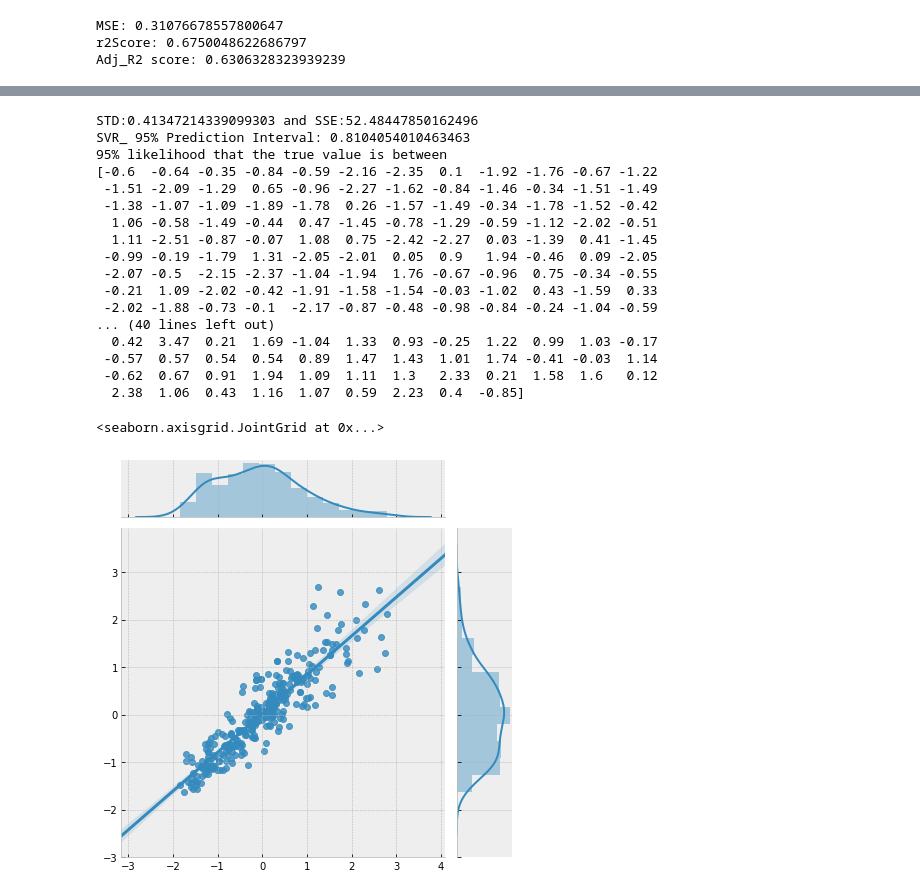
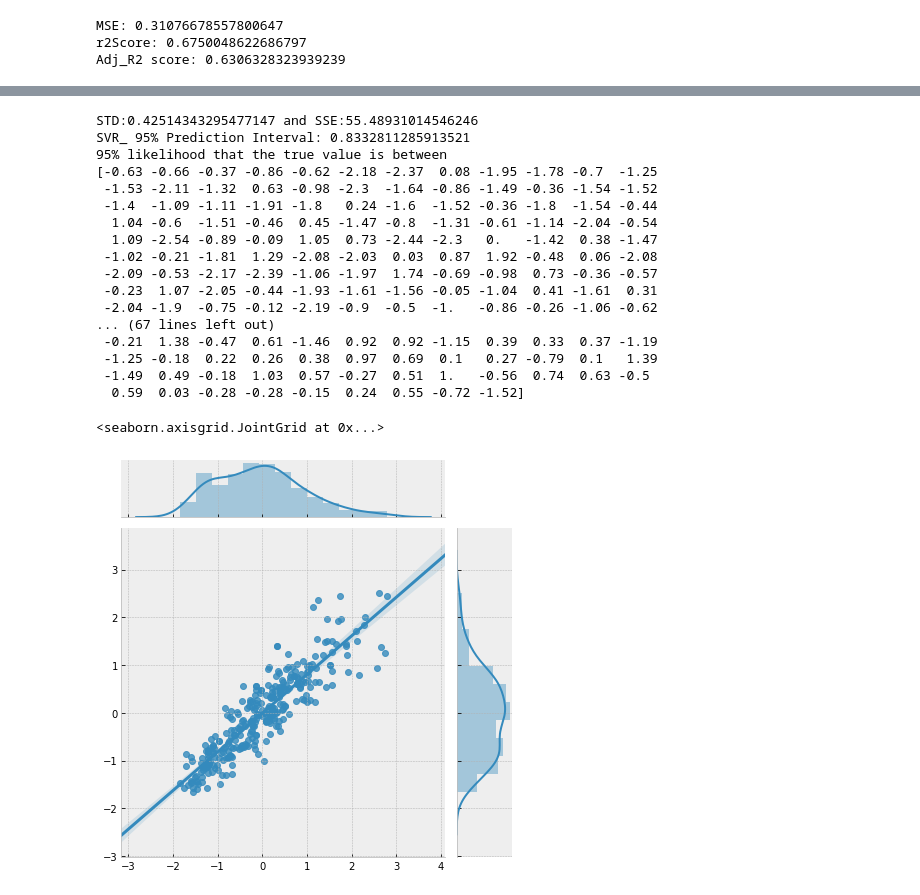
Before and after one commit to imanjunathn/FeatureEngineering, a Jupyter notebook: FMT.ipynb, the cells around one changed output, grey strips where cells are left out. Cells and saved outputs as stored; diff of their text form; code cells hidden in the pictures.

```diff
--- a/FMT.ipynb
+++ b/FMT.ipynb
@@ -768,7 +778,7 @@ print(dict(zipped))
 # %%
 # Let's comapre all models with important features.
 # %%
-drop_cols = ['strength','superplastic','coarseagg','fineagg','fly_ash']
+drop_cols = ['strength','superplastic','coarseagg','fineagg','fly_ash','class']
 new_X = concrete_cluster_df_z_copy.drop(columns=drop_cols)
 new_y = concrete_cluster_df_z_copy['strength']
 
@@ -1505,33 +1530,34 @@ tracker_df.head(20)
 # %%
 # the choosen model "SVR_" 95% prediciton interval  are:
 y = new_y_test.to_numpy()
 y_hat = SVR_y_pred
 SSE = sum((y - y_hat)**2)
-stdev = sqrt(1/(len(y)-2) * SSE)
+stdev = np.sqrt(1/(len(y)-2) * SSE)
 print(f'STD:{stdev} and SSE:{SSE}')
 # calculate prediction interval
 interval = 1.96 * stdev  # Here, 1.96 is for 95%
 print(f'SVR_ 95% Prediction Interval: {interval}')
 lower, upper = y - interval, y + interval
 print(f'95% likelihood that the true value is between \n{np.round(lower,2)}\nand\n{np.round(upper,2)}')
+print(f'True values:\n{np.round(y_hat,2)}')
 sns.jointplot(y,y_hat,kind='reg')
 # %% [output]
-STD:0.41347214339099303 and SSE:52.48447850162496
-SVR_ 95% Prediction Interval: 0.8104054010463463
+STD:0.42514343295477147 and SSE:55.48931014546246
+SVR_ 95% Prediction Interval: 0.8332811285913521
 95% likelihood that the true value is between
-[-0.6  -0.64 -0.35 -0.84 -0.59 -2.16 -2.35  0.1  -1.92 -1.76 -0.67 -1.22
- -1.51 -2.09 -1.29  0.65 -0.96 -2.27 -1.62 -0.84 -1.46 -0.34 -1.51 -1.49
- -1.38 -1.07 -1.09 -1.89 -1.78  0.26 -1.57 -1.49 -0.34 -1.78 -1.52 -0.42
-  1.06 -0.58 -1.49 -0.44  0.47 -1.45 -0.78 -1.29 -0.59 -1.12 -2.02 -0.51
-  1.11 -2.51 -0.87 -0.07  1.08  0.75 -2.42 -2.27  0.03 -1.39  0.41 -1.45
- -0.99 -0.19 -1.79  1.31 -2.05 -2.01  0.05  0.9   1.94 -0.46  0.09 -2.05
- -2.07 -0.5  -2.15 -2.37 -1.04 -1.94  1.76 -0.67 -0.96  0.75 -0.34 -0.55
- -0.21  1.09 -2.02 -0.42 -1.91 -1.58 -1.54 -0.03 -1.02  0.43 -1.59  0.33
- -2.02 -1.88 -0.73 -0.1  -2.17 -0.87 -0.48 -0.98 -0.84 -0.24 -1.04 -0.59
-... (40 lines left out)
-  0.42  3.47  0.21  1.69 -1.04  1.33  0.93 -0.25  1.22  0.99  1.03 -0.17
- -0.57  0.57  0.54  0.54  0.89  1.47  1.43  1.01  1.74 -0.41 -0.03  1.14
- -0.62  0.67  0.91  1.94  1.09  1.11  1.3   2.33  0.21  1.58  1.6   0.12
-  2.38  1.06  0.43  1.16  1.07  0.59  2.23  0.4  -0.85]
+[-0.63 -0.66 -0.37 -0.86 -0.62 -2.18 -2.37  0.08 -1.95 -1.78 -0.7  -1.25
+ -1.53 -2.11 -1.32  0.63 -0.98 -2.3  -1.64 -0.86 -1.49 -0.36 -1.54 -1.52
+ -1.4  -1.09 -1.11 -1.91 -1.8   0.24 -1.6  -1.52 -0.36 -1.8  -1.54 -0.44
+  1.04 -0.6  -1.51 -0.46  0.45 -1.47 -0.8  -1.31 -0.61 -1.14 -2.04 -0.54
+  1.09 -2.54 -0.89 -0.09  1.05  0.73 -2.44 -2.3   0.   -1.42  0.38 -1.47
+ -1.02 -0.21 -1.81  1.29 -2.08 -2.03  0.03  0.87  1.92 -0.48  0.06 -2.08
+ -2.09 -0.53 -2.17 -2.39 -1.06 -1.97  1.74 -0.69 -0.98  0.73 -0.36 -0.57
+ -0.23  1.07 -2.05 -0.44 -1.93 -1.61 -1.56 -0.05 -1.04  0.41 -1.61  0.31
+ -2.04 -1.9  -0.75 -0.12 -2.19 -0.9  -0.5  -1.   -0.86 -0.26 -1.06 -0.62
+... (67 lines left out)
+ -0.21  1.38 -0.47  0.61 -1.46  0.92  0.92 -1.15  0.39  0.33  0.37 -1.19
+ -1.25 -0.18  0.22  0.26  0.38  0.97  0.69  0.1   0.27 -0.79  0.1   1.39
+ -1.49  0.49 -0.18  1.03  0.57 -0.27  0.51  1.   -0.56  0.74  0.63 -0.5
+  0.59  0.03 -0.28 -0.28 -0.15  0.24  0.55 -0.72 -1.52]
 <seaborn.axisgrid.JointGrid at 0x...>
-[figure, old version]
+[figure, new version]
```
Also changed, not shown: parts of 55 cells of this notebook.
